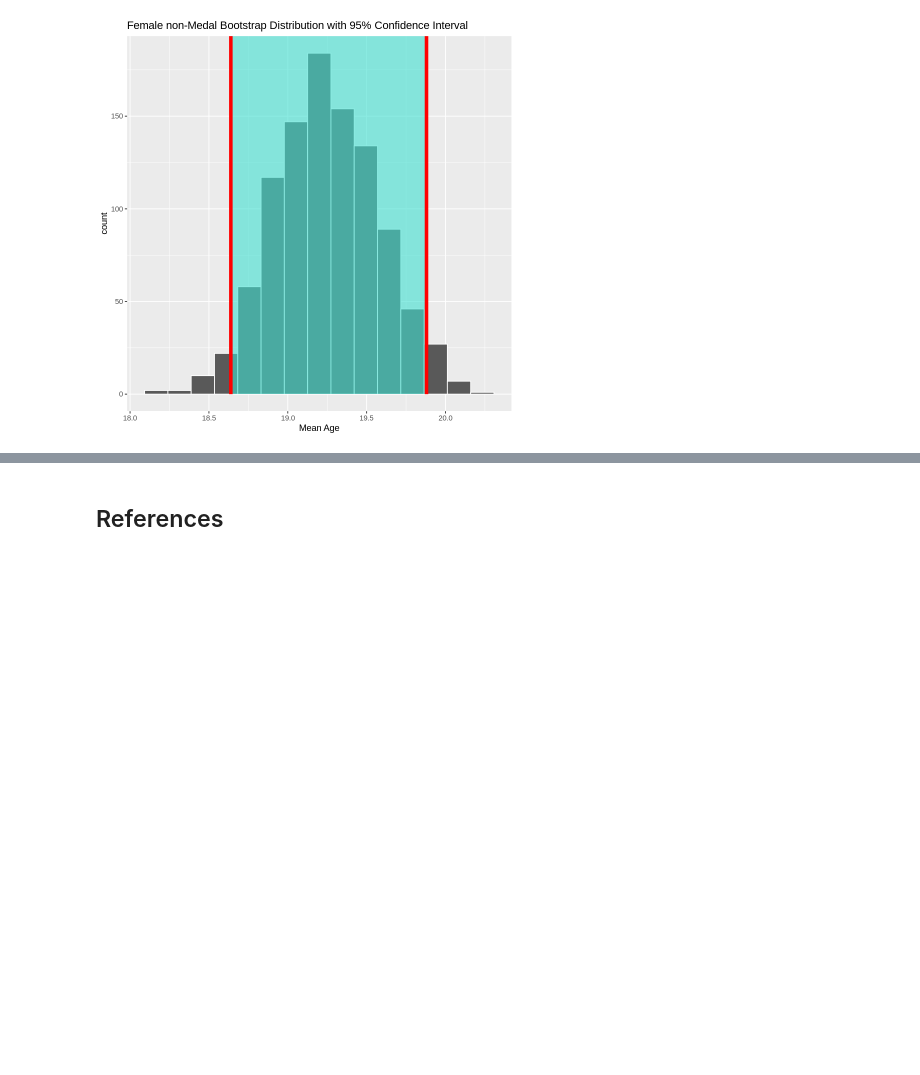
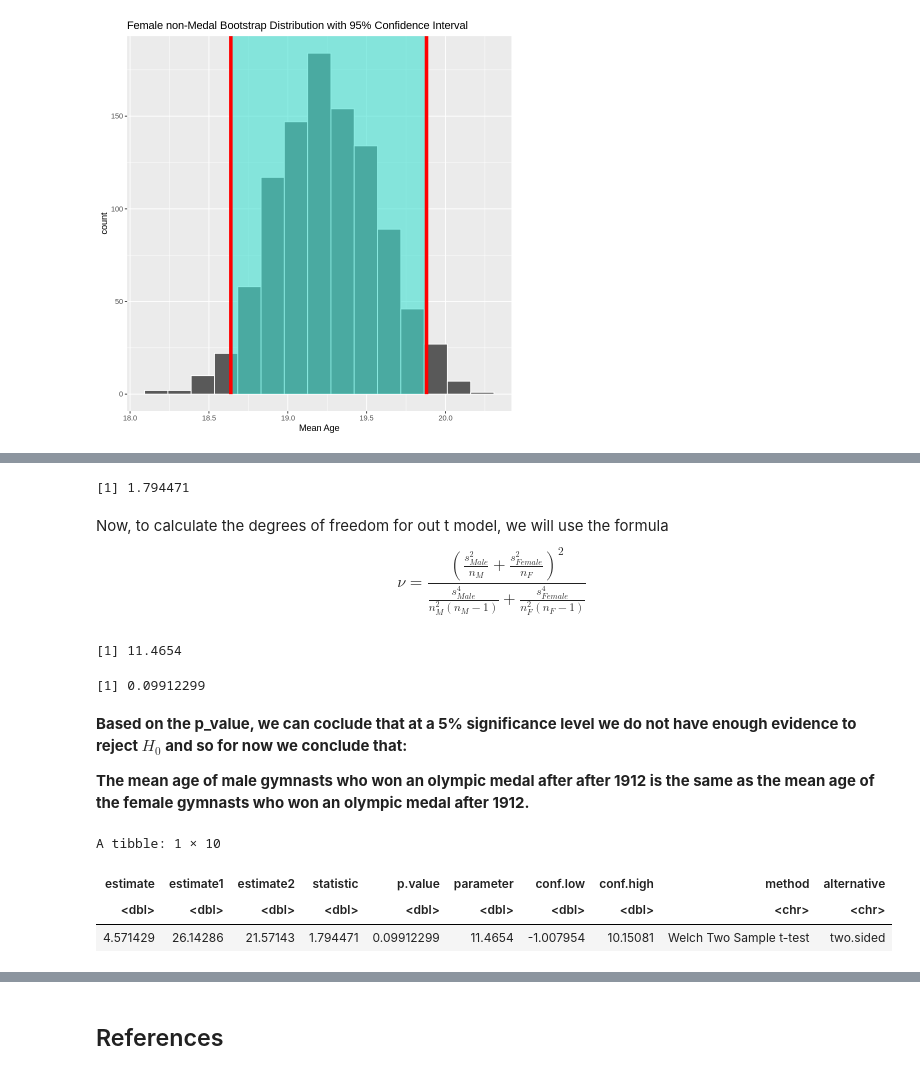
Before and after one commit to aryanballani/STAT201_group20, a Jupyter notebook: FinalReport.ipynb, the cells around one changed output, grey strips where cells are left out. Saved outputs shown, nothing was run; the diff lists cells and outputs as text; code cells hidden in the pictures; blank space fills up the shorter version.

Commit message:
hypothesis test done
power of test also calculated
two sided t testing done

```diff
--- a/FinalReport.ipynb
+++ b/FinalReport.ipynb
@@ -385,0 +409,47 @@ female_non_medal_vis
+# %%
+#calculating the test statistic
+test_statistic <- (gymnast_winners_summary$mean_age[2] - gymnast_winners_summary$mean_age[1])/
+                    (sqrt(gymnast_winners_summary$sd_age[2]^2/gymnast_winners_summary$n[2] +
+                          gymnast_winners_summary$sd_age[1]^2/gymnast_winners_summary$n[1]))
+test_statistic
+# %% [output]
+[1] 1.794471
+# %% [markdown]
+Now, to calculate the degrees of freedom for out t model, we will use the formula
+$$
+\nu = \frac{
+    \left(\frac{s_{Male}^2}{n_M}+\frac{s_{Female}^2}{n_F}\right)^2
+}
+{
+\frac{s_{Male}^4}{n_M^2(n_M-1)}+\frac{s_{Female}^4}{n_F^2(n_F-1)}
+}
+$$
+# %%
+# calculating the degrees of freedom
+v <- (gymnast_winners_summary$sd_age[2]^2/gymnast_winners_summary$n[2] + gymnast_winners_summary$sd_age[1]^2/gymnast_winners_summary$n[1])^2/
+     (gymnast_winners_summary$sd_age[2]^4/(gymnast_winners_summary$n[2]^2*(gymnast_winners_summary$n[2] -1)) +
+      gymnast_winners_summary$sd_age[1]^4/(gymnast_winners_summary$n[1]^2*(gymnast_winners_summary$n[1] -1)))
+v
+# %% [output]
+[1] 11.4654
+# %%
+#calculating the p-value
+p_value <- 2*pt(test_statistic , df = v, lower.tail = FALSE)
+p_value
+# %% [output]
+[1] 0.09912299
+# %% [markdown]
+**Based on the p_value, we can coclude that at a 5% significance level we do not have enough evidence to reject $H_0$ and so for now we conclude that:**
+
+**The mean age of male gymnasts who won an olympic medal after after 1912 is the same as the mean age of the female gymnasts who won an olympic medal after 1912.**
+# %%
+# summary of the t-test
+summary_t_test <- tidy(t.test(x = filter(gymnast_sample, Sex == "M" & !is.na(Medal))$Age ,
+                        y = filter(gymnast_sample, Sex == "F" & !is.na(Medal))$Age ,
+                        alternative = "two.sided"))
+summary_t_test
+# %% [output]
+A tibble: 1 × 10
+| estimate | estimate1 | estimate2 | statistic | p.value | parameter | conf.low | conf.high | method | alternative |
+| <dbl> | <dbl> | <dbl> | <dbl> | <dbl> | <dbl> | <dbl> | <dbl> | <chr> | <chr> |
+| 4.571429 | 26.14286 | 21.57143 | 1.794471 | 0.09912299 | 11.4654 | -1.007954 | 10.15081 | Welch Two Sample t-test | two.sided |
```
Also changed, not shown: parts of 12 cells of this notebook.
